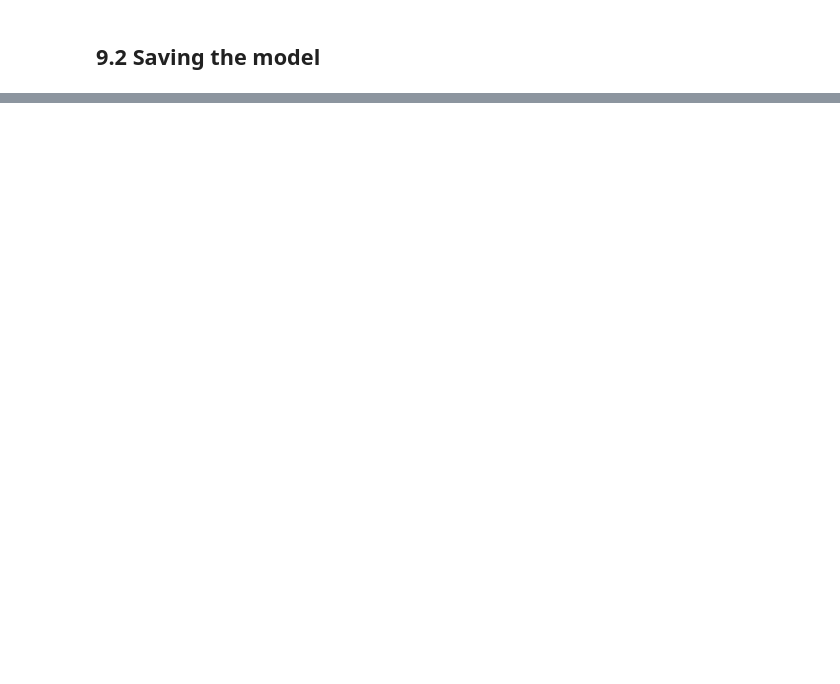
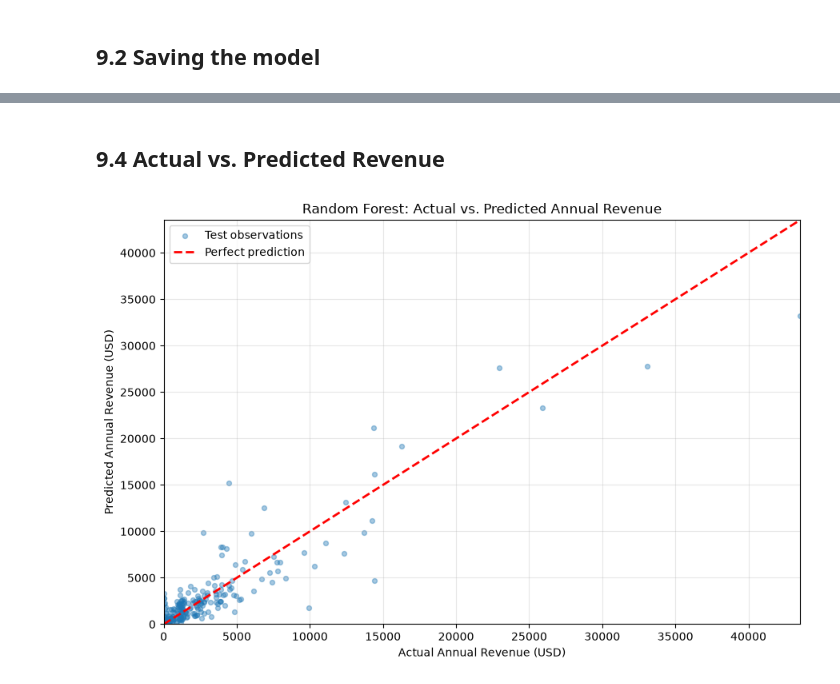
Before and after one commit to L-nsamba/linear_regression_model, a Jupyter notebook: summative/linear_regression/multivariate.ipynb, the cells around one changed output, grey strips where cells are left out. Saved outputs shown, nothing was run; the diff lists cells and outputs as text; code cells hidden in the pictures; blank space fills up the shorter version.

Commit message:
model analysis completion and save, model, test pipeline handling, as well as general notebook polishes

```diff
--- a/summative/linear_regression/multivariate.ipynb
+++ b/summative/linear_regression/multivariate.ipynb
@@ -1674,0 +1797,41 @@ from sklear
+# %% [markdown]
+## 9.4 Actual vs. Predicted Revenue
+# %%
+# Generating predictions from the saved pipeline
+y_pred = reloaded_pipeline.predict(X_test)
+
+# Establish equal axis limits for comparison
+max_value = max(y_test.max(), y_pred.max())
+
+plt.figure(figsize=(9, 6))
+
+# Actual vs predicted revenue
+plt.scatter(
+    y_test,
+    y_pred,
+    alpha=0.4,
+    s=18,
+    label="Test observations"
+)
+
+# Perfect-prediction reference line
+plt.plot(
+    [0, max_value],
+    [0, max_value],
+    color="red",
+    linestyle="--",
+    linewidth=2,
+    label="Perfect prediction"
+)
+
+plt.xlabel("Actual Annual Revenue (USD)")
+plt.ylabel("Predicted Annual Revenue (USD)")
+plt.title("Random Forest: Actual vs. Predicted Annual Revenue")
+plt.xlim(0, max_value)
+plt.ylim(0, max_value)
+plt.legend()
+plt.grid(alpha=0.3)
+plt.tight_layout()
+plt.show()
+# %% [output]
+[figure, added]
```
Also changed, not shown: parts of 16 cells of this notebook.
